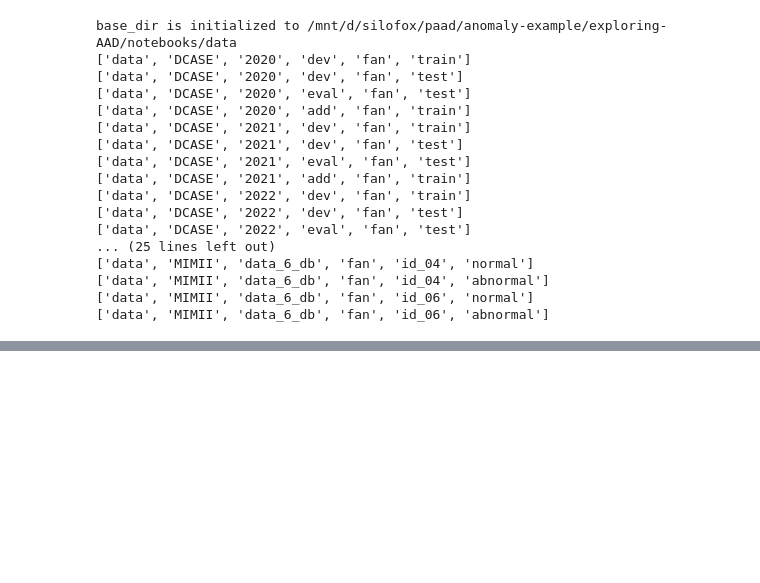
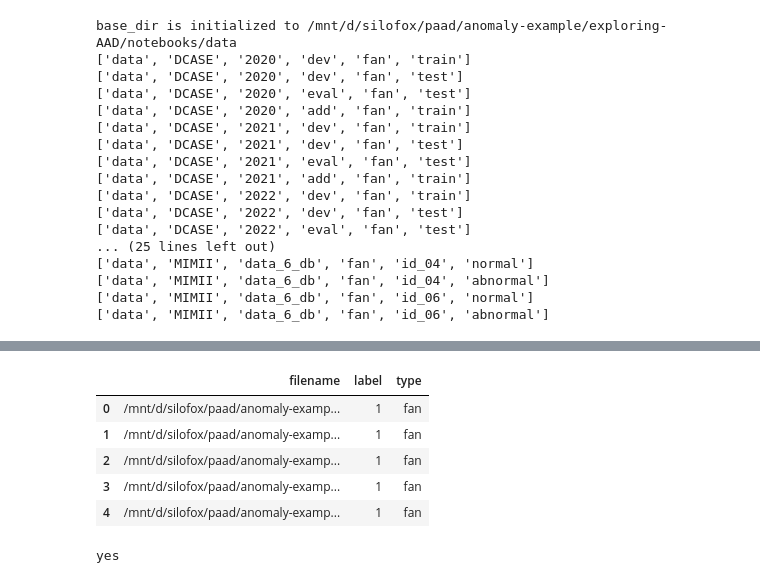
Before and after one commit to meloncus/Paad, a Jupyter notebook: test_and_mockup.ipynb, the cells around one changed output, grey strips where cells are left out. Cells and saved outputs as stored; diff of their text form; code cells hidden in the pictures; blank space fills up the shorter version.

```diff
--- a/test_and_mockup.ipynb
+++ b/test_and_mockup.ipynb
@@ -136,0 +312,2 @@ SyntaxError: incomplete input (2050613669.py, line 1)
+# %%
+df = pd.DataFrame({"filename" : flatten_data, "label" : label_data})
@@ -136,0 +323,20 @@ SyntaxError: incomplete input (2050613669.py, line 1)
+# %%
+data_type = ["fan", "pump", "slider", "valve"]
+
+for each_type in data_type :
+    if each_type in df.iloc[0]["filename"] :
+        df["type"] = each_type
+# %%
+df.head()
+# %% [output]
+|  | filename | label | type |
+| 0 | /mnt/d/silofox/paad/anomaly-examp... | 1 | fan |
+| 1 | /mnt/d/silofox/paad/anomaly-examp... | 1 | fan |
+| 2 | /mnt/d/silofox/paad/anomaly-examp... | 1 | fan |
+| 3 | /mnt/d/silofox/paad/anomaly-examp... | 1 | fan |
+| 4 | /mnt/d/silofox/paad/anomaly-examp... | 1 | fan |
+# %%
+if df.iloc[0]["type"] == "fan" :
+    print("yes")
+# %% [output]
+yes
```
Also changed, not shown: parts of 64 cells of this notebook, 3 other files.
